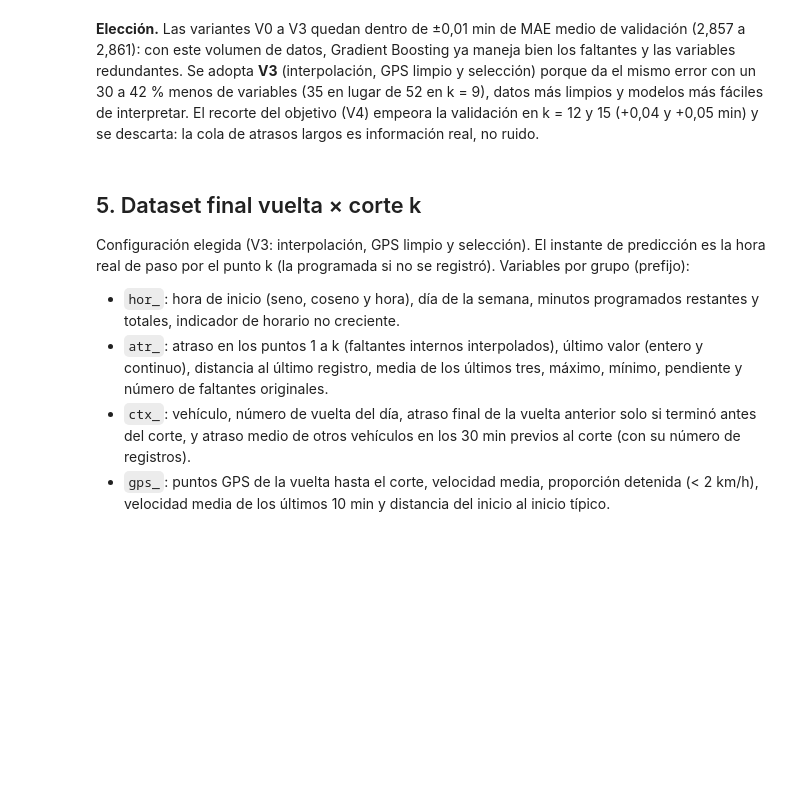
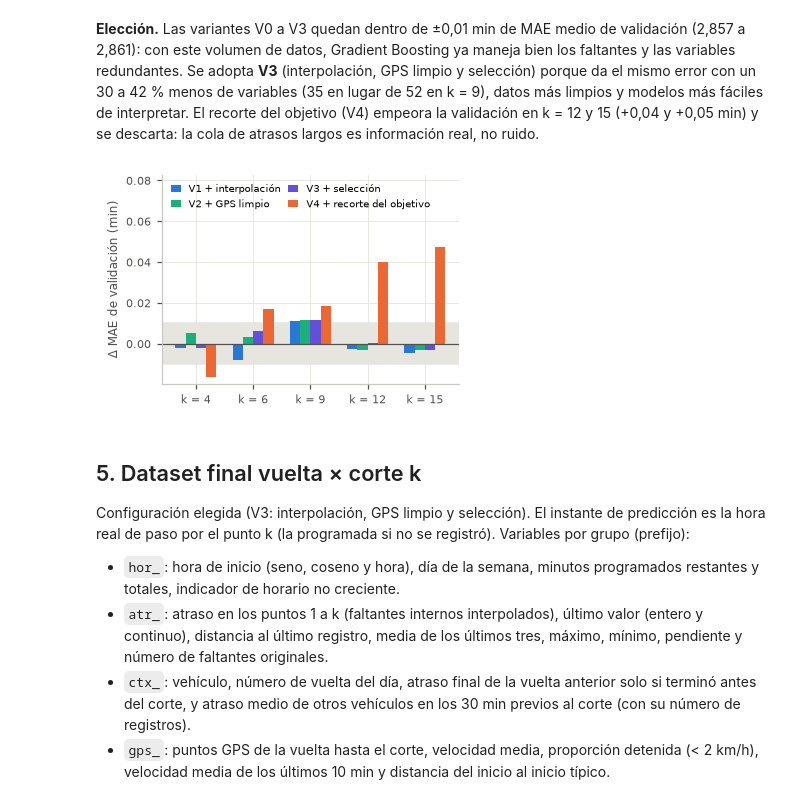
Before and after one commit to Gredith/MachineLearning-G5-TA, a Jupyter notebook: notebooks/02_preprocesamiento_variables_por_corte.ipynb, the cells around one changed output. Drawn from its saved outputs; the diff is of its cells as text; code cells hidden in the pictures; blank space fills up the shorter version.

```diff
--- a/notebooks/02_preprocesamiento_variables_por_corte.ipynb
+++ b/notebooks/02_preprocesamiento_variables_por_corte.ipynb
@@ -336,6 +376,26 @@ tabla_var.join(variantes.pivot(index="variante", columns="k", values="variables"
 | V4 + recorte del objetivo | 3.084 | 3.057 | 2.992 | 2.833 | 2.430 | 2.879 | 30 | 32 | 35 | 38 | 41 |
 # %% [markdown]
 **Elección.** Las variantes V0 a V3 quedan dentro de ±0,01 min de MAE medio de validación (2,857 a 2,861): con este volumen de datos, Gradient Boosting ya maneja bien los faltantes y las variables redundantes. Se adopta **V3** (interpolación, GPS limpio y selección) porque da el mismo error con un 30 a 42 % menos de variables (35 en lugar de 52 en k = 9), datos más limpios y modelos más fáciles de interpretar. El recorte del objetivo (V4) empeora la validación en k = 12 y 15 (+0,04 y +0,05 min) y se descarta: la cola de atrasos largos es información real, no ruido.
+# %%
+# Diferencia del MAE de validación de cada variante frente a la base V0 (negativo = mejor).
+dif_var = variantes.pivot(index="k", columns="variante", values="MAE_val")
+dif_var = dif_var.sub(dif_var["V0 base"], axis=0).drop(columns="V0 base")
+fig, ax = plt.subplots(figsize=(3.5, 2.4))
+ancho = 0.18
+for i, nombre in enumerate(dif_var.columns):
+    pos = np.arange(len(dif_var)) + (i - 1.5) * ancho
+    ax.bar(pos, dif_var[nombre], width=ancho, label=nombre, color=graficos.PALETA[[0, 2, 6, 1][i]])
+ax.axhline(0, color=graficos.TEXTO_SEC, linewidth=0.8)
+ax.axhspan(-0.01, 0.01, color="#e6e5e0", zorder=0)
+ax.set(xticks=np.arange(len(dif_var)), xticklabels=[f"k = {k}" for k in dif_var.index],
+       ylabel="Δ MAE de validación (min)")
+ax.legend(ncol=2, loc="upper left", fontsize=6.5, handlelength=1, columnspacing=0.8)
+ax.set_ylim(top=dif_var.to_numpy().max() * 1.75)
+ax.tick_params(labelsize=7.5)
+ax.yaxis.label.set_size(8)
+graficos.guardar(fig, DIR_FIG / "02_variantes_preprocesamiento.png")
+# %% [output]
+[figure, added]
 # %% [markdown]
 ## 5. Dataset final vuelta × corte k
 Configuración elegida (V3: interpolación, GPS limpio y selección). El instante de predicción es la hora real de paso por el punto k (la programada si no se registró). Variables por grupo (prefijo):
```
Also changed, not shown: parts of 9 cells of this notebook, 4 other files.
